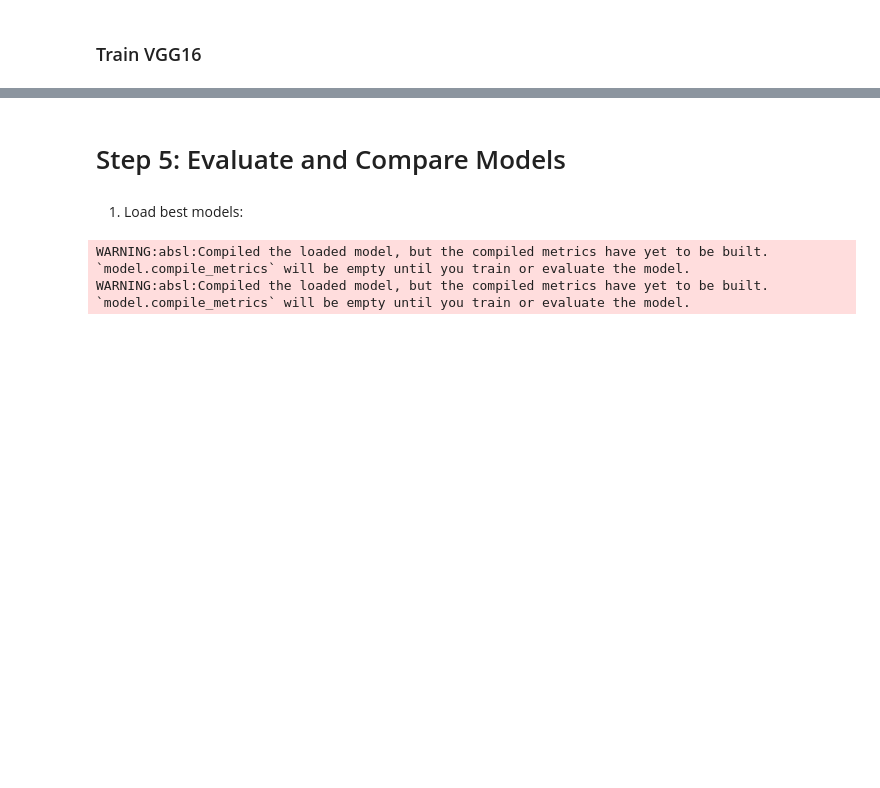
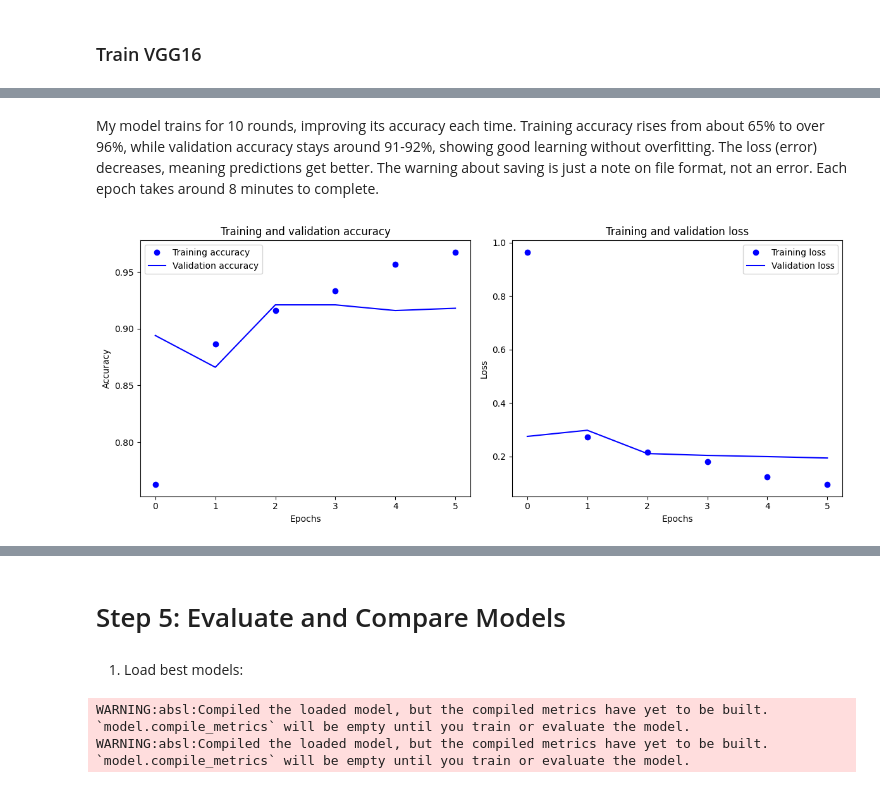
Before and after one commit to Hasyashri/Practical3_Vanilla_CNN_and_vgg16, a Jupyter notebook: Lab3_VanillaCNN_VGG_dogsandcats.ipynb, the cells around one changed output, grey strips where cells are left out. Saved outputs shown, nothing was run; the diff lists cells and outputs as text; code cells hidden in the pictures; blank space fills up the shorter version.

```diff
--- a/Lab3_VanillaCNN_VGG_dogsandcats.ipynb
+++ b/Lab3_VanillaCNN_VGG_dogsandcats.ipynb
@@ -372,11 +451,18 @@ def build_finetuned_vgg():
 # %% [markdown]
 ### Train VGG16
 # %%
-vgg_model = build_finetuned_vgg()
-checkpoint_cb = callbacks.ModelCheckpoint("vgg16_best.h5", save_best_only=True)
 
-vgg_history = vgg_model.fit(train_generator, epochs=10,
-                            validation_data=val_generator,
-                            callbacks=[checkpoint_cb])
+# Callbacks
+checkpoint_cb = callbacks.ModelCheckpoint("vgg16_best.h5", save_best_only=True, monitor='val_accuracy', mode='max')
+earlystop_cb = callbacks.EarlyStopping(monitor='val_accuracy', patience=3, restore_best_weights=True)
+reduce_lr_cb = callbacks.ReduceLROnPlateau(monitor='val_loss', factor=0.5, patience=2, verbose=1)
+
+# Training
+vgg_history = vgg_model.fit(
+    train_generator,
+    epochs=10,
+    validation_data=val_generator,
+    callbacks=[checkpoint_cb, earlystop_cb, reduce_lr_cb]
+)
 # %% [output]
 Epoch 1/10
@@ -411,0 +484,35 @@ Epoch 10/10
+# %% [markdown]
+My model trains for 10 rounds, improving its accuracy each time. Training accuracy rises from about 65% to over 96%, while validation accuracy stays around 91-92%, showing good learning without overfitting. The loss (error) decreases, meaning predictions get better. The warning about saving is just a note on file format, not an error. Each epoch takes around 8 minutes to complete.
+# %%
+# Accuracy and loss plots for VGG16
+def plot_vgg_history(history):
+    acc = history.history['accuracy']
+    val_acc = history.history['val_accuracy']
+    loss = history.history['loss']
+    val_loss = history.history['val_loss']
+
+    epochs = range(len(acc))
+
+    plt.figure(figsize=(12, 5))
+
+    plt.subplot(1, 2, 1)
+    plt.plot(epochs, acc, 'bo', label='Training accuracy')
+    plt.plot(epochs, val_acc, 'b', label='Validation accuracy')
+    plt.title('Training and validation accuracy')
+    plt.xlabel('Epochs')
+    plt.ylabel('Accuracy')
+    plt.legend()
+
+    plt.subplot(1, 2, 2)
+    plt.plot(epochs, loss, 'bo', label='Training loss')
+    plt.plot(epochs, val_loss, 'b', label='Validation loss')
+    plt.title('Training and validation loss')
+    plt.xlabel('Epochs')
+    plt.ylabel('Loss')
+    plt.legend()
+
+    plt.tight_layout()
+    plt.show()
+plot_vgg_history(vgg_history)
+# %% [output]
+[figure, added]
```
Also changed, not shown: parts of 21 cells of this notebook, 3 other files.
